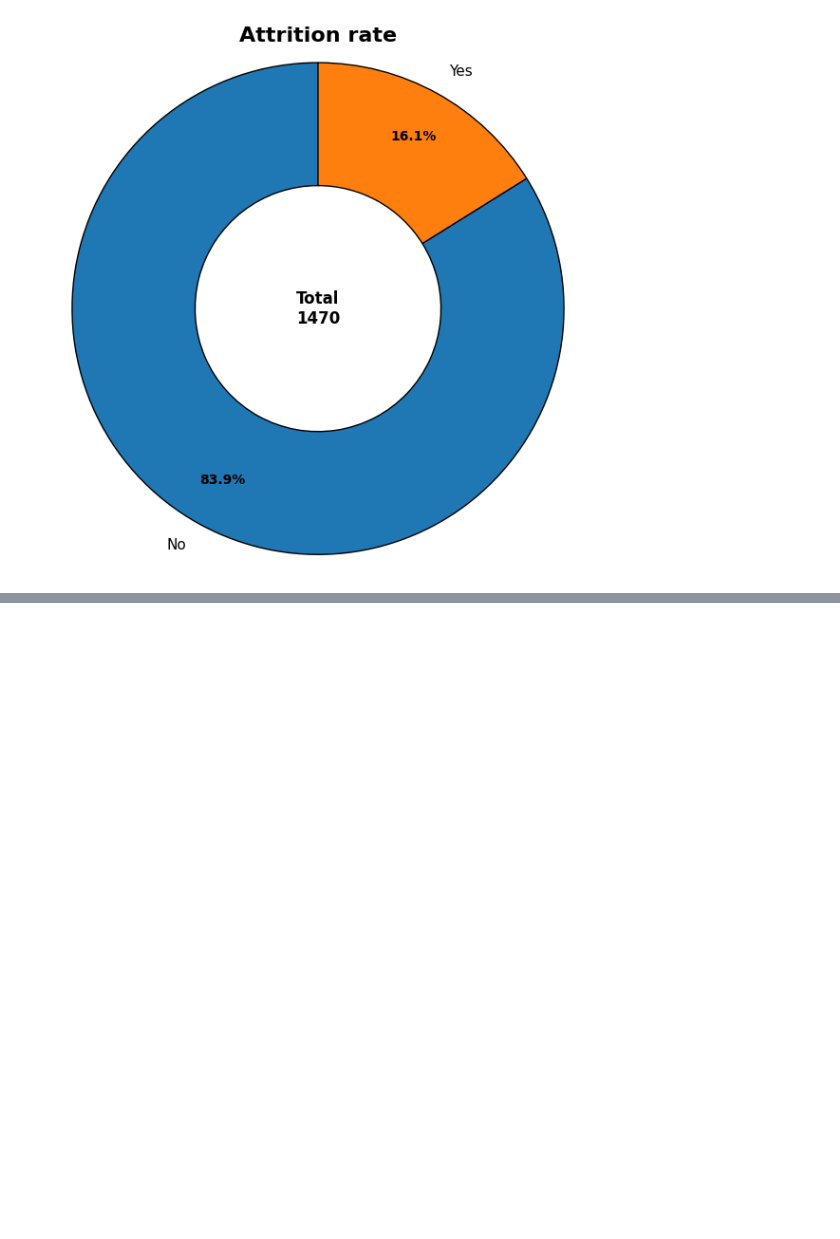
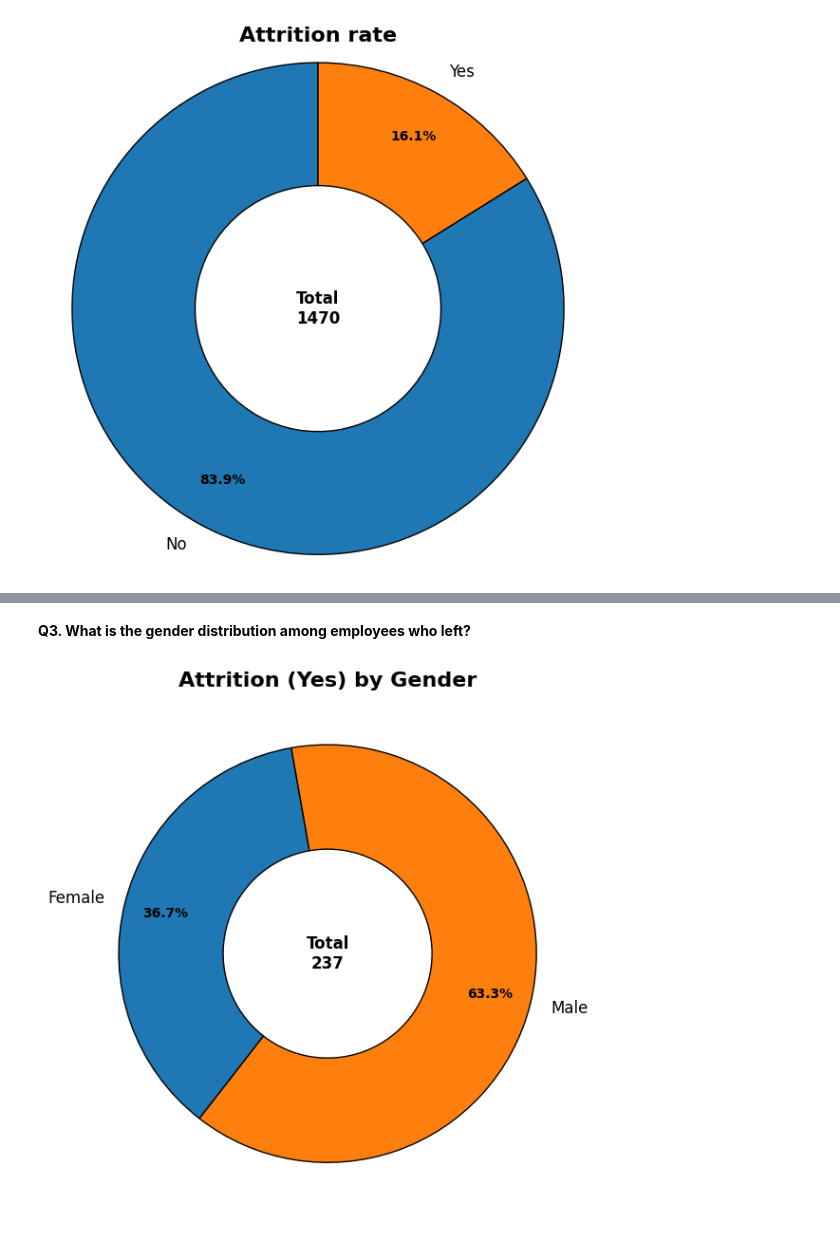
Before and after one commit to Abhaypanchal5/Data-Analytics-Portfolio, a Jupyter notebook: 04_End-To-End-Project/IBM Employee Analysis/NoteBook/IBM.ipynb, the cells around one changed output, grey strips where cells are left out. Drawn from its saved outputs; the diff is of its cells as text; code cells hidden in the pictures; blank space fills up the shorter version.

```diff
--- a/04_End-To-End-Project/IBM Employee Analysis/NoteBook/IBM.ipynb
+++ b/04_End-To-End-Project/IBM Employee Analysis/NoteBook/IBM.ipynb
@@ -233,0 +277,36 @@ plt.show()
+# %% [markdown]
+**Q3. What is the gender distribution among employees who left?**
+# %%
+df_yes = df_copy[df_copy['Attrition']=='Yes']
+df_yes = df_yes.groupby('Gender')['Attrition'].count()
+
+fig, ax = plt.subplots(figsize=(6,6))
+
+wedges, texts, autotexts = ax.pie(
+    df_yes.values,
+    labels=df_yes.index,
+    autopct='%1.1f%%',
+    startangle=100,
+    wedgeprops={'width':0.5, 'edgecolor':'black'},
+    pctdistance=0.8   # better positioning
+)
+
+# Improve text styling
+for text in texts:
+    text.set_fontsize(12)
+
+for autotext in autotexts:
+    autotext.set_fontsize(10)
+    autotext.set_weight('bold')
+
+# Center text
+ax.text(0, 0, f"Total\n{df_yes.sum()}",
+        ha='center', va='center', fontsize=12, weight='bold')
+
+ax.set_title("Attrition (Yes) by Gender", fontsize=16, weight='bold')
+ax.axis('equal')
+
+plt.tight_layout()
+plt.show()
+# %% [output]
+[figure, added]
```
Also changed, not shown: parts of 9 cells of this notebook.
